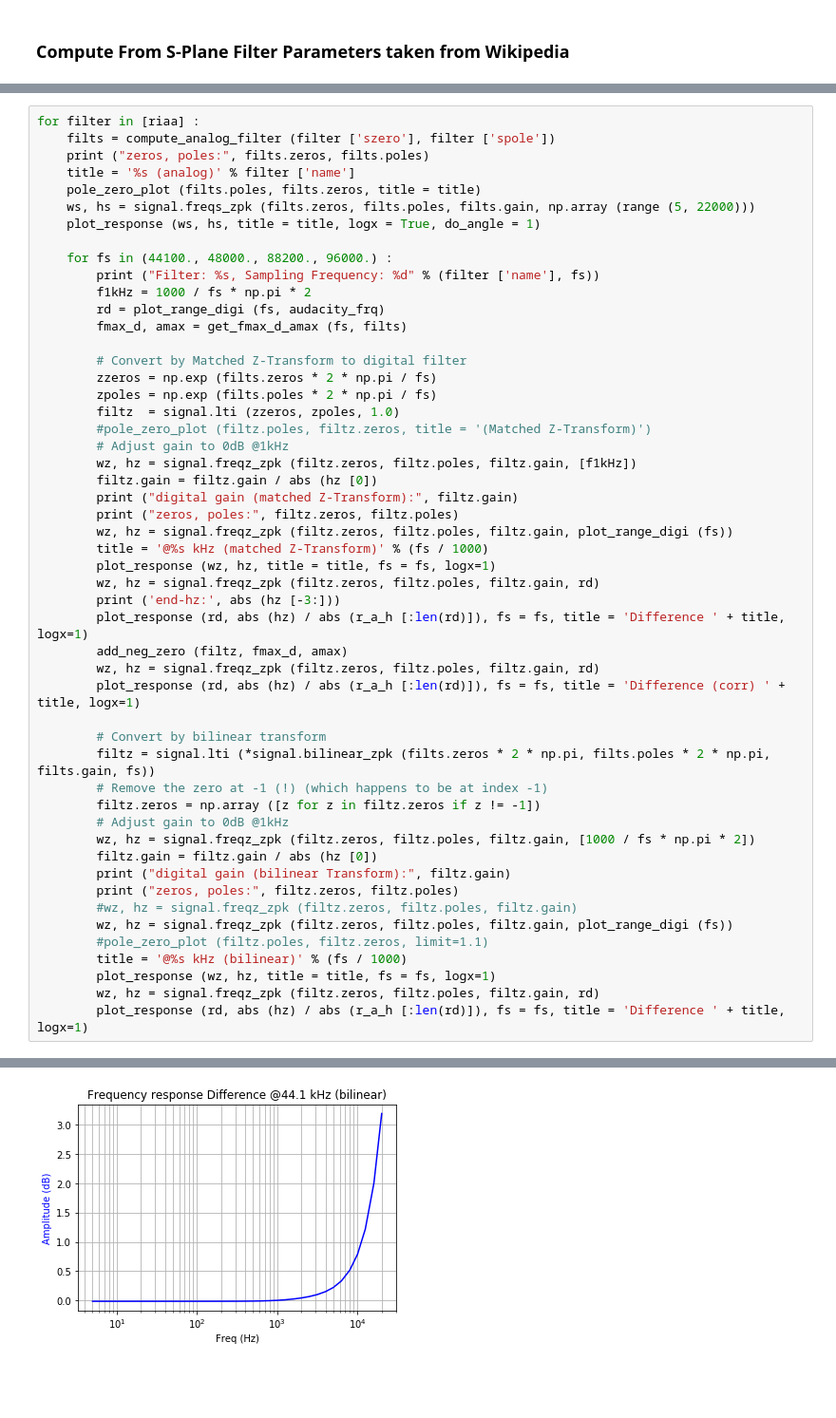
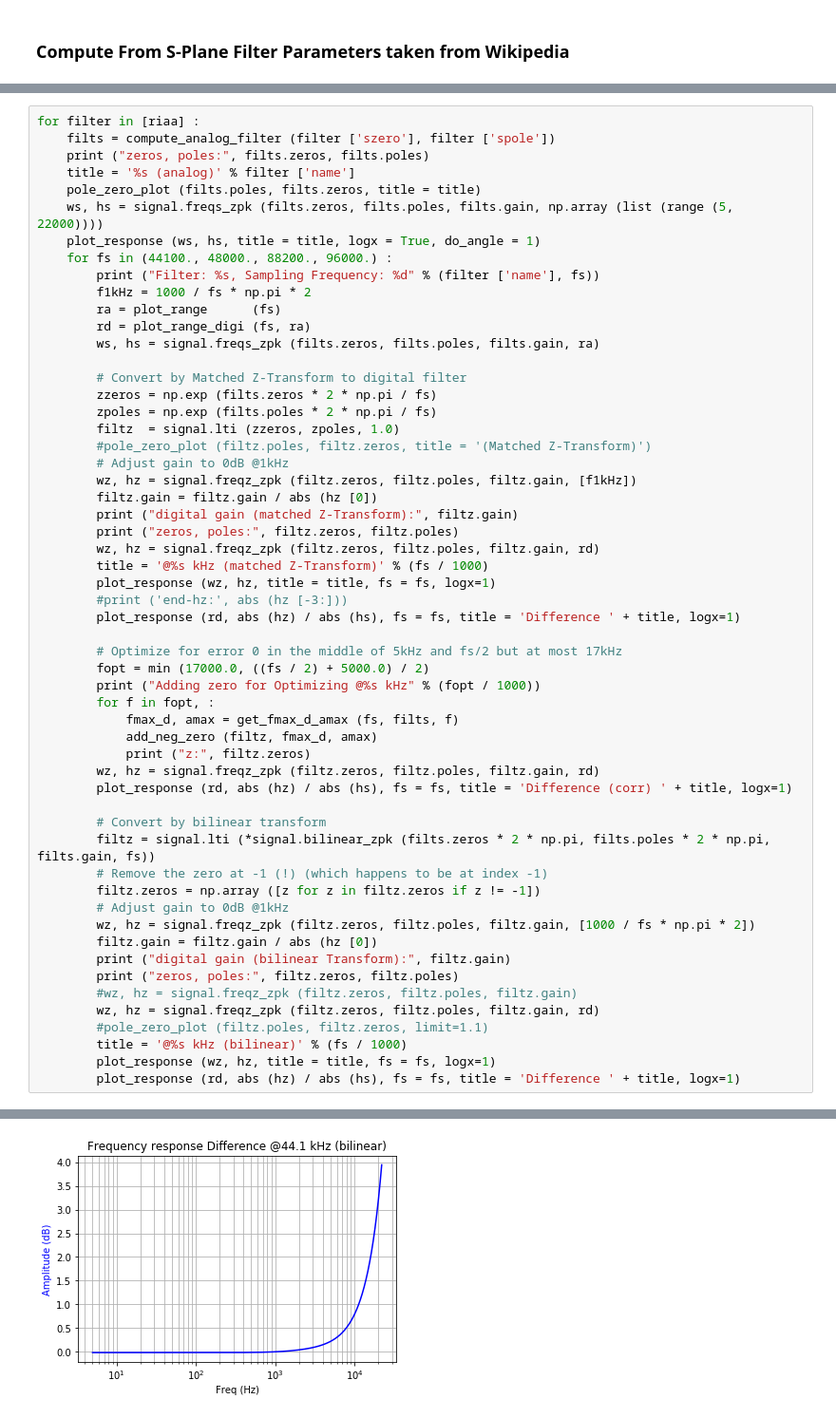
Before and after one commit to schlatterbeck/filter-optimizer, a Jupyter notebook: RIAA.ipynb, the cells around one changed output, grey strips where cells are left out. Shown at 95% size. Cells and saved outputs as stored; diff of their text form; blank space fills up the shorter version.

Commit message:
Fix fitting of another zero of digital filter

```diff
--- a/RIAA.ipynb
+++ b/RIAA.ipynb
@@ -608,14 +610,14 @@ for filter in [riaa] :
     print ("zeros, poles:", filts.zeros, filts.poles)
     title = '%s (analog)' % filter ['name']
     pole_zero_plot (filts.poles, filts.zeros, title = title)
-    ws, hs = signal.freqs_zpk (filts.zeros, filts.poles, filts.gain, np.array (range (5, 22000)))
+    ws, hs = signal.freqs_zpk (filts.zeros, filts.poles, filts.gain, np.array (list (range (5, 22000))))
     plot_response (ws, hs, title = title, logx = True, do_angle = 1)
-
     for fs in (44100., 48000., 88200., 96000.) :
         print ("Filter: %s, Sampling Frequency: %d" % (filter ['name'], fs))
         f1kHz = 1000 / fs * np.pi * 2
-        rd = plot_range_digi (fs, audacity_frq)
-        fmax_d, amax = get_fmax_d_amax (fs, filts)
+        ra = plot_range      (fs)
+        rd = plot_range_digi (fs, ra)
+        ws, hs = signal.freqs_zpk (filts.zeros, filts.poles, filts.gain, ra)
 
         # Convert by Matched Z-Transform to digital filter
         zzeros = np.exp (filts.zeros * 2 * np.pi / fs)
@@ -627,15 +629,21 @@ for filter in [riaa] :
         filtz.gain = filtz.gain / abs (hz [0])
         print ("digital gain (matched Z-Transform):", filtz.gain)
         print ("zeros, poles:", filtz.zeros, filtz.poles)
-        wz, hz = signal.freqz_zpk (filtz.zeros, filtz.poles, filtz.gain, plot_range_digi (fs))
+        wz, hz = signal.freqz_zpk (filtz.zeros, filtz.poles, filtz.gain, rd)
         title = '@%s kHz (matched Z-Transform)' % (fs / 1000)
         plot_response (wz, hz, title = title, fs = fs, logx=1)
+        #print ('end-hz:', abs (hz [-3:]))
+        plot_response (rd, abs (hz) / abs (hs), fs = fs, title = 'Difference ' + title, logx=1)
+
+        # Optimize for error 0 in the middle of 5kHz and fs/2 but at most 17kHz
+        fopt = min (17000.0, ((fs / 2) + 5000.0) / 2)
+        print ("Adding zero for Optimizing @%s kHz" % (fopt / 1000))
+        for f in fopt, :
+            fmax_d, amax = get_fmax_d_amax (fs, filts, f)
+            add_neg_zero (filtz, fmax_d, amax)
+            print ("z:", filtz.zeros)
         wz, hz = signal.freqz_zpk (filtz.zeros, filtz.poles, filtz.gain, rd)
-        print ('end-hz:', abs (hz [-3:]))
-        plot_response (rd, abs (hz) / abs (r_a_h [:len(rd)]), fs = fs, title = 'Difference ' + title, logx=1)
-        add_neg_zero (filtz, fmax_d, amax)
-        wz, hz = signal.freqz_zpk (filtz.zeros, filtz.poles, filtz.gain, rd)
-        plot_response (rd, abs (hz) / abs (r_a_h [:len(rd)]), fs = fs, title = 'Difference (corr) ' + title, logx=1)
+        plot_response (rd, abs (hz) / abs (hs), fs = fs, title = 'Difference (corr) ' + title, logx=1)
 
         # Convert by bilinear transform
         filtz = signal.lti (*signal.bilinear_zpk (filts.zeros * 2 * np.pi, filts.poles * 2 * np.pi, filts.gain, fs))
@@ -647,12 +655,11 @@ for filter in [riaa] :
         print ("digital gain (bilinear Transform):", filtz.gain)
         print ("zeros, poles:", filtz.zeros, filtz.poles)
         #wz, hz = signal.freqz_zpk (filtz.zeros, filtz.poles, filtz.gain)
-        wz, hz = signal.freqz_zpk (filtz.zeros, filtz.poles, filtz.gain, plot_range_digi (fs))
+        wz, hz = signal.freqz_zpk (filtz.zeros, filtz.poles, filtz.gain, rd)
         #pole_zero_plot (filtz.poles, filtz.zeros, limit=1.1)
         title = '@%s kHz (bilinear)' % (fs / 1000)
         plot_response (wz, hz, title = title, fs = fs, logx=1)
-        wz, hz = signal.freqz_zpk (filtz.zeros, filtz.poles, filtz.gain, rd)
-        plot_response (rd, abs (hz) / abs (r_a_h [:len(rd)]), fs = fs, title = 'Difference ' + title, logx=1)
+        plot_response (rd, abs (hz) / abs (hs), fs = fs, title = 'Difference ' + title, logx=1)
 # %% [output]
 zeros, poles: [-500.48724243] [  -50.04872424 -2122.06590789]
 [figure]
@@ -686,2 +679,2 @@ zeros, poles: [0.9311475] [0.9928946  0.73736047]
 [figure]
-[figure, old version]
+[figure, new version]
```
Also changed, not shown: parts of 2 cells of this notebook.
